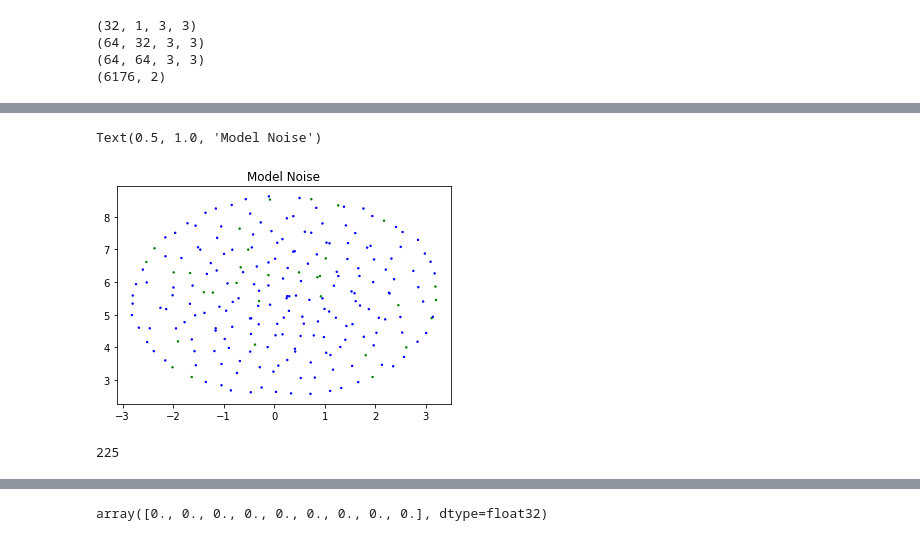
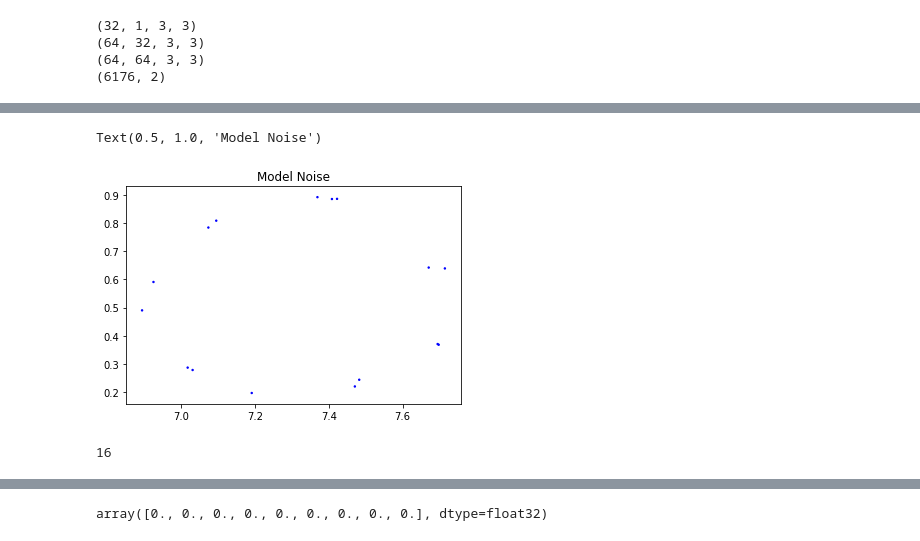
Before and after one commit to vorzawk/mdlAttack, a Jupyter notebook: mdlAttack_tsnePatterns.ipynb, the cells around one changed output, grey strips where cells are left out. Drawn from its saved outputs; the diff is of its cells as text; code cells hidden in the pictures.

```diff
--- a/mdlAttack_tsnePatterns.ipynb
+++ b/mdlAttack_tsnePatterns.ipynb
@@ -77,24 +77,24 @@ Text(0.5, 1.0, 'Model Noise')
 # %%
 # Code to isolate the circular pattern from the plot
 # Using 4 threshold values, I isolate the rectangular
 # region of the plot which contains the circular pattern
-x_range = (-3,+3.5)
-y_range = (1.9,9)
+x_range = (6.5,8)
+y_range = (0,1)
 indices = (allMatrices_x < x_range[1]) * (allMatrices_y < y_range[1]) * \
 (allMatrices_x > x_range[0]) * (allMatrices_y > y_range[0])
 
 # Plot the isolated pattern to verify that circular pattern
 # was correctly isolated
 colors = np.array(colors)
 plt.scatter(allMatrices_x[indices], allMatrices_y[indices], c = colors[indices], s=2)
 plt.title('Model Noise')
 # %% [output]
 Text(0.5, 1.0, 'Model Noise')
-[figure, old version]
+[figure, new version]
 # %%
 len(np.nonzero(indices)[0])
 # %% [output]
-225
+16
 # %%
 np.nonzero(indices)[0]
 # %% [output]
```
Also changed, not shown: parts of 9 cells of this notebook, 4 other files.
